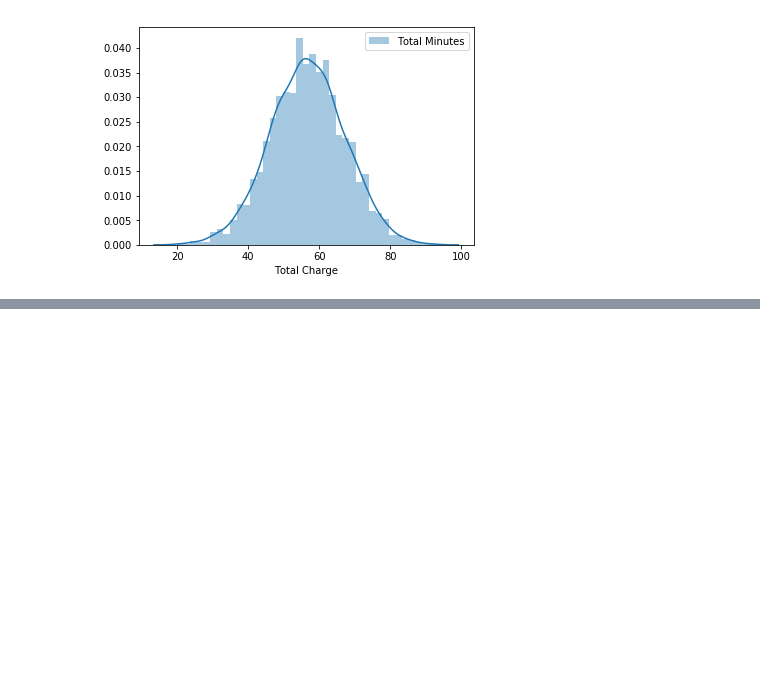
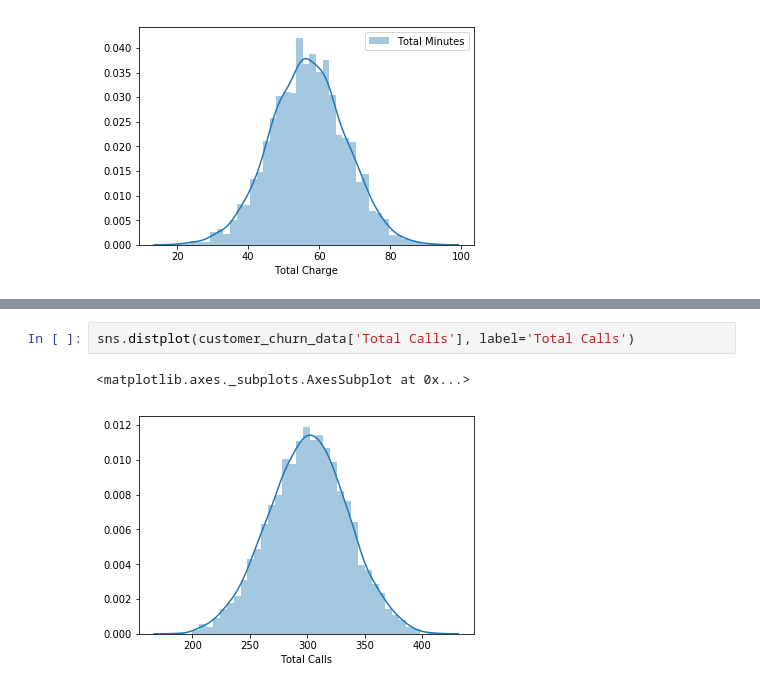
Before and after one commit to JennyYJK/data-dogs-project, a Jupyter notebook: notebook/Data Dogs Group Project .ipynb, the cells around one changed output, grey strips where cells are left out. Saved outputs shown, nothing was run; the diff lists cells and outputs as text; blank space fills up the shorter version.

```diff
--- a/notebook/Data Dogs Group Project .ipynb
+++ b/notebook/Data Dogs Group Project .ipynb
@@ -101,2 +130,7 @@ sns.distplot(customer_churn_data['Total Mins'], label='Total Charge')
+# %%
+sns.distplot(customer_churn_data['Total Calls'], label='Total Calls')
+# %% [output]
+<matplotlib.axes._subplots.AxesSubplot at 0x...>
+[figure, added]
 # %%
 sns.countplot(x='CustServ Calls', data=no_churn_customers)
```
Also changed, not shown: parts of 23 cells of this notebook.
